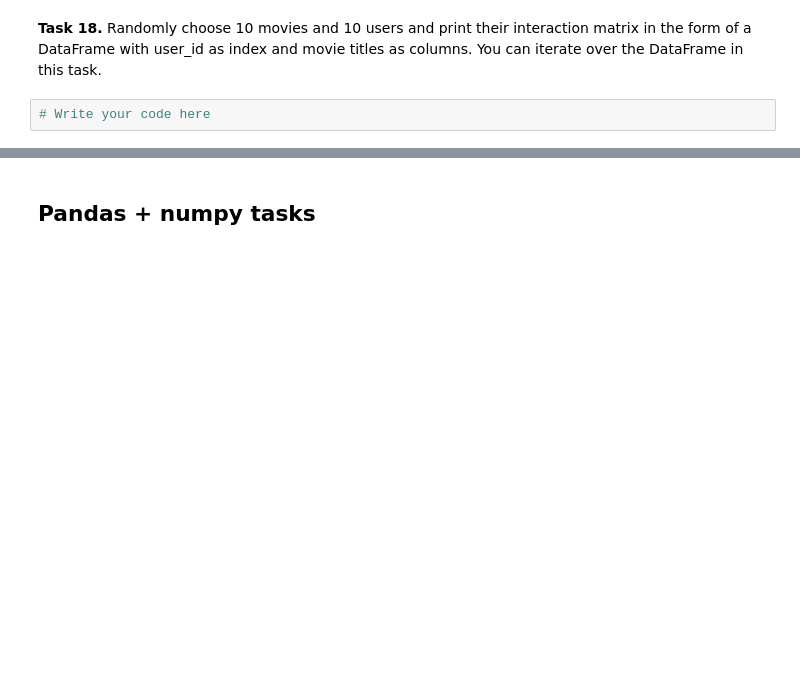
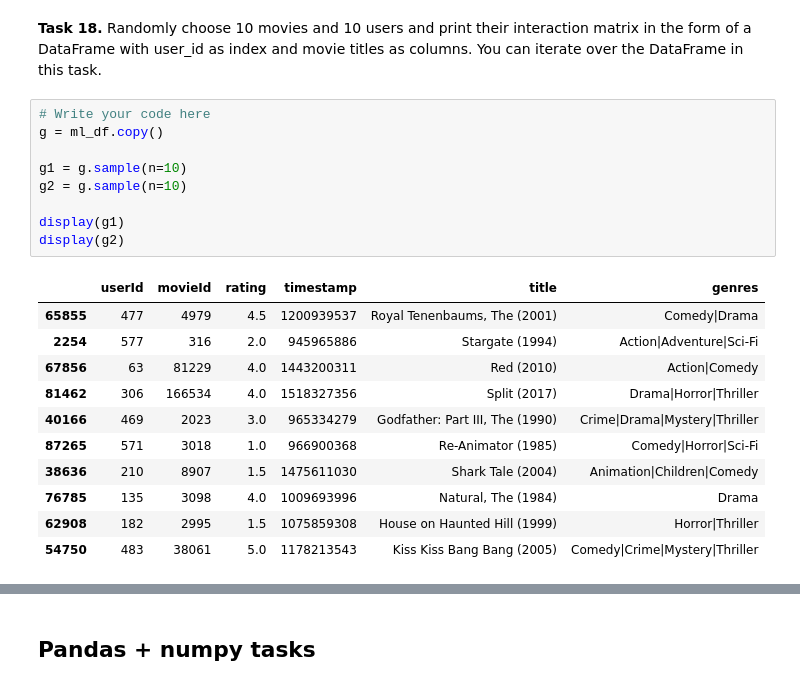
Before and after one commit to e-lawniczak/recommender-systems-class, a Jupyter notebook: class_02_numpy_pandas.ipynb, the cells around one changed output, grey strips where cells are left out. Saved outputs shown, nothing was run; the diff lists cells and outputs as text; blank space fills up the shorter version.

```diff
--- a/class_02_numpy_pandas.ipynb
+++ b/class_02_numpy_pandas.ipynb
@@ -212,3 +465,22 @@ to hours played and print the first 10 rows from the entire Steam dataset after
 **Task 18.** Randomly choose 10 movies and 10 users and print their interaction matrix in the form of a DataFrame with user_id as index and movie titles as columns. You can iterate over the DataFrame in this task.
 # %%
 # Write your code here
+g = ml_df.copy()
+
+g1 = g.sample(n=10)
+g2 = g.sample(n=10)
+
+display(g1)
+display(g2)
+# %% [output]
+|  | userId | movieId | rating | timestamp | title | genres |
+| 65855 | 477 | 4979 | 4.5 | 1200939537 | Royal Tenenbaums, The (2001) | Comedy|Drama |
+| 2254 | 577 | 316 | 2.0 | 945965886 | Stargate (1994) | Action|Adventure|Sci-Fi |
+| 67856 | 63 | 81229 | 4.0 | 1443200311 | Red (2010) | Action|Comedy |
+| 81462 | 306 | 166534 | 4.0 | 1518327356 | Split (2017) | Drama|Horror|Thriller |
+| 40166 | 469 | 2023 | 3.0 | 965334279 | Godfather: Part III, The (1990) | Crime|Drama|Mystery|Thriller |
+| 87265 | 571 | 3018 | 1.0 | 966900368 | Re-Animator (1985) | Comedy|Horror|Sci-Fi |
+| 38636 | 210 | 8907 | 1.5 | 1475611030 | Shark Tale (2004) | Animation|Children|Comedy |
+| 76785 | 135 | 3098 | 4.0 | 1009693996 | Natural, The (1984) | Drama |
+| 62908 | 182 | 2995 | 1.5 | 1075859308 | House on Haunted Hill (1999) | Horror|Thriller |
+| 54750 | 483 | 38061 | 5.0 | 1178213543 | Kiss Kiss Bang Bang (2005) | Comedy|Crime|Mystery|Thriller |
```
Also changed, not shown: parts of 11 cells of this notebook, 2 other files.
